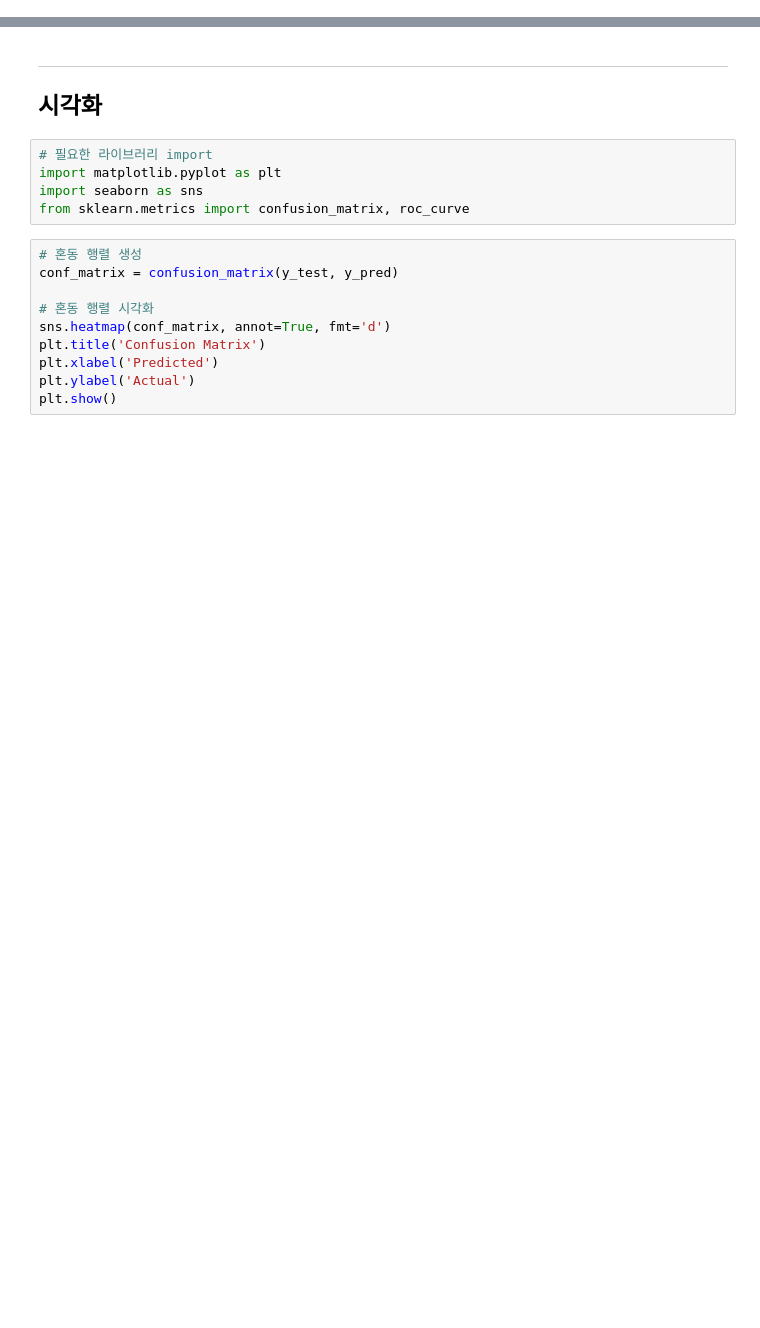
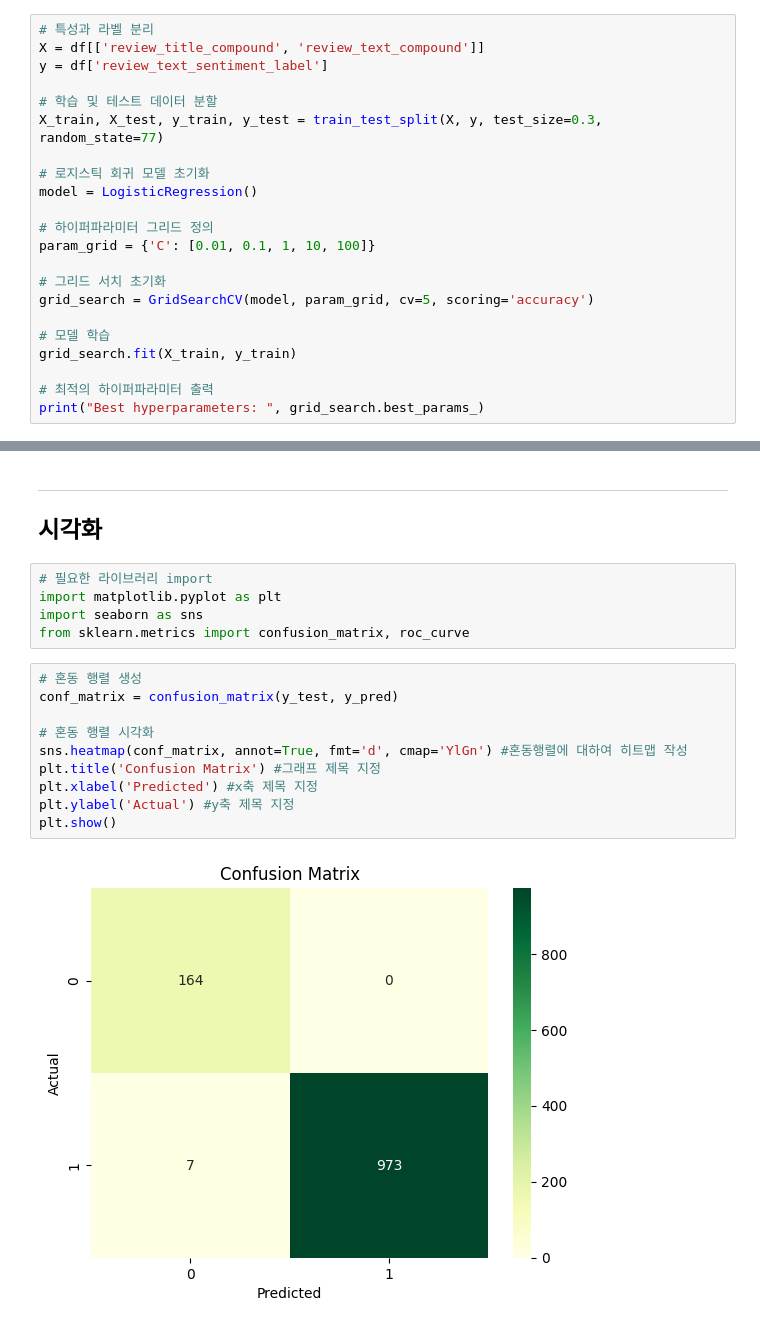
Before and after one commit to Konkuk-Univ-Glocal-Campus/ml202401-final-so900d, a Jupyter notebook: final_202020925.ipynb, the cells around one changed output, grey strips where cells are left out. Cells and saved outputs as stored; diff of their text form; blank space fills up the shorter version.

```diff
--- a/final_202020925.ipynb
+++ b/final_202020925.ipynb
@@ -364,0 +384,22 @@ df
+# %%
+# 특성과 라벨 분리
+X = df[['review_title_compound', 'review_text_compound']]
+y = df['review_text_sentiment_label']
+
+# 학습 및 테스트 데이터 분할
+X_train, X_test, y_train, y_test = train_test_split(X, y, test_size=0.3, random_state=77)
+
+# 로지스틱 회귀 모델 초기화
+model = LogisticRegression()
+
+# 하이퍼파라미터 그리드 정의
+param_grid = {'C': [0.01, 0.1, 1, 10, 100]}
+
+# 그리드 서치 초기화
+grid_search = GridSearchCV(model, param_grid, cv=5, scoring='accuracy')
+
+# 모델 학습
+grid_search.fit(X_train, y_train)
+
+# 최적의 하이퍼파라미터 출력
+print("Best hyperparameters: ", grid_search.best_params_)
@@ -490,13 +564,15 @@ from sklearn.metrics import confusion_matrix, roc_curve
 # %%
 # 혼동 행렬 생성
 conf_matrix = confusion_matrix(y_test, y_pred)
 
 # 혼동 행렬 시각화
-sns.heatmap(conf_matrix, annot=True, fmt='d')
-plt.title('Confusion Matrix')
-plt.xlabel('Predicted')
-plt.ylabel('Actual')
+sns.heatmap(conf_matrix, annot=True, fmt='d', cmap='YlGn') #혼동행렬에 대하여 히트맵 작성
+plt.title('Confusion Matrix') #그래프 제목 지정
+plt.xlabel('Predicted') #x축 제목 지정
+plt.ylabel('Actual') #y축 제목 지정
 plt.show()
+# %% [output]
+[figure, added]
 # %%
 #ROC 곡선 생성
 y_prob = best_model.predict_proba(X_test)[:, 1] #테스트 데이터에 대한 예측 확률을 반환. [:, 1]은 긍정 클래스(1)의 확률을 선택.
```
Also changed, not shown: parts of 25 cells of this notebook, 2 other files.
